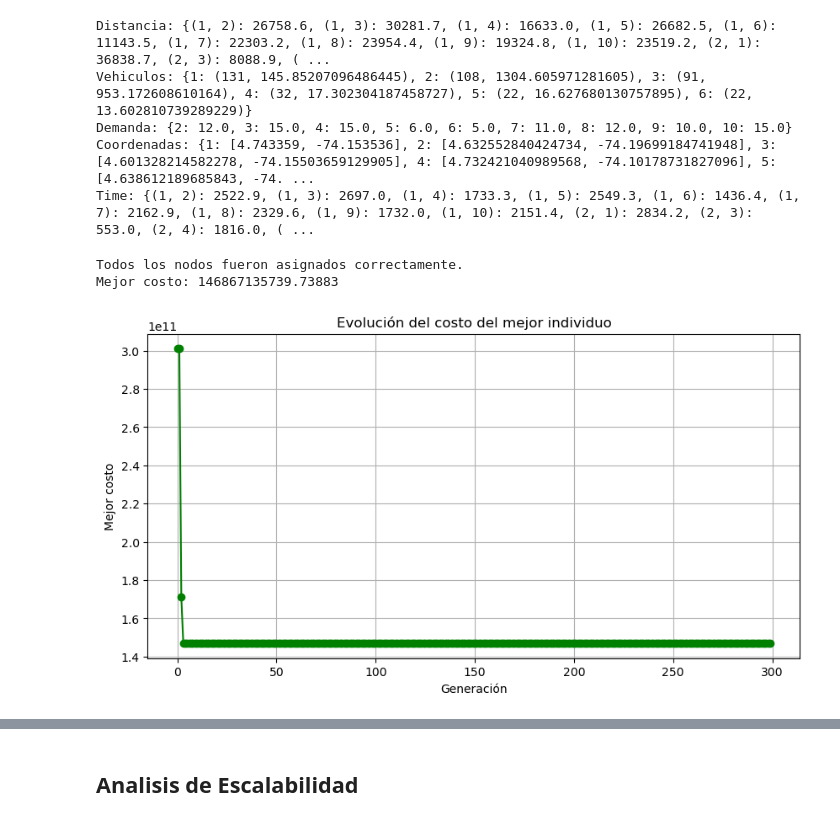
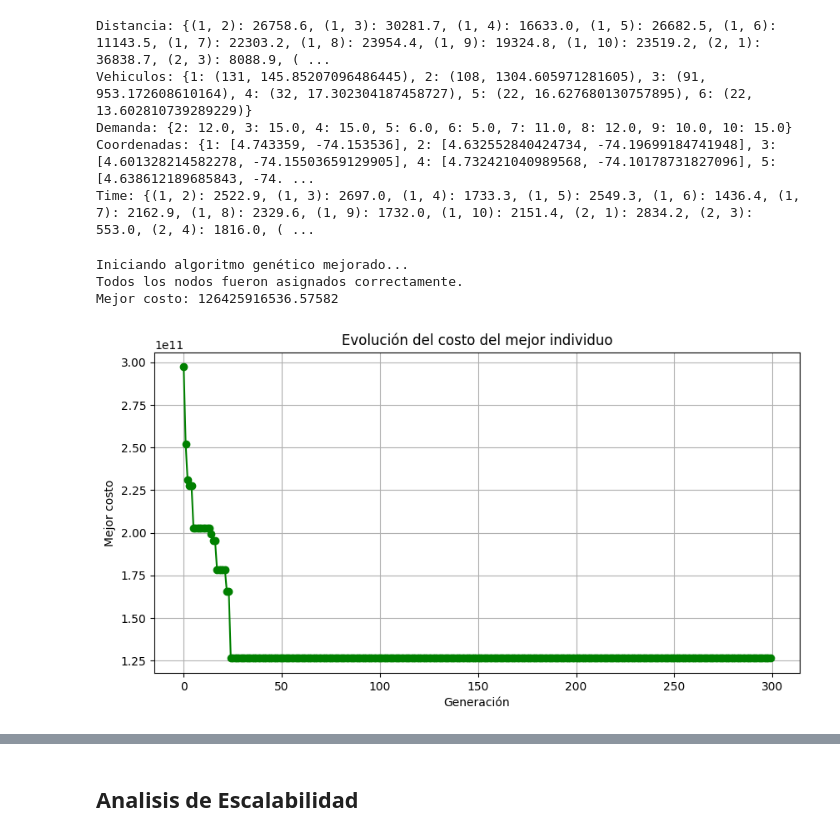
Before and after one commit to lauram354/MOS_Proyecto3, a Jupyter notebook: Proyecto 3/Caso2/Modelo/modelo.ipynb, the cells around one changed output, grey strips where cells are left out. Cells and saved outputs as stored; diff of their text form; code cells hidden in the pictures.

Commit message:
version pyeasy que falta refinar peeero ya evoluciona

```diff
--- a/Proyecto 3/Caso2/Modelo/modelo.ipynb
+++ b/Proyecto 3/Caso2/Modelo/modelo.ipynb
@@ -258,23 +365,24 @@ def visualizar_rutas_folium(rutas, coord):
 
     return m
 # %%
-solucion, evol = run_ga(distancia, demanda, vehiculos, coord, n_generaciones=300, n_poblacion=50, elitismo=5, prob_mutacion=0.2)
+solucion, evol = run_ga_pyeasyga(distancia, demanda, vehiculos, coord, n_generaciones=300, n_poblacion=50, elitismo=5, prob_mutacion=0.2)
 def graficar_evolucion_costos(mejores_costos):
     plt.figure(figsize=(10, 5))
     plt.plot(mejores_costos, marker='o', color='green')
     plt.xlabel('Generación')
     plt.ylabel('Mejor costo')
     plt.title('Evolución del costo del mejor individuo')
     plt.grid(True)
     plt.show()
 
 graficar_evolucion_costos(evol)
 mapa = visualizar_rutas_folium(solucion, coord)
 mapa
 # %% [output]
+Iniciando algoritmo genético mejorado...
 Todos los nodos fueron asignados correctamente.
-Mejor costo: 146867135739.73883
+Mejor costo: 126425916536.57582
-[figure, old version]
+[figure, new version]
 [interactive output not drawn]
 # %% [markdown]
 ## Analisis de Escalabilidad
```
Also changed, not shown: parts of 2 cells of this notebook, 3 other files.
